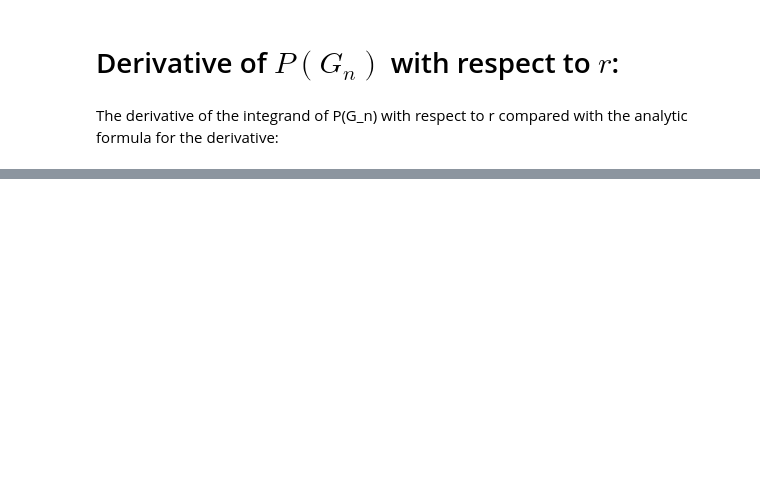
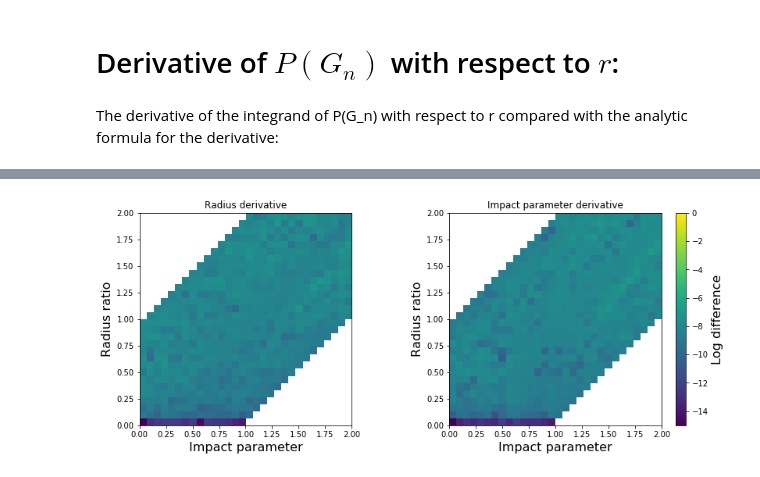
Before and after one commit to rodluger/Limbdark.jl, a Jupyter notebook: proofs/dpdr.ipynb, the cells around one changed output, grey strips where cells are left out. Drawn from its saved outputs; the diff is of its cells as text; code cells hidden in the pictures; blank space fills up the shorter version.

```diff
--- a/proofs/dpdr.ipynb
+++ b/proofs/dpdr.ipynb
@@ -99,0 +80,4 @@ simplify(dpdr_diff)
+# %%
+plot(3)
+# %% [output]
+[figure, added]
```
Also changed, not shown: parts of 39 cells of this notebook.
